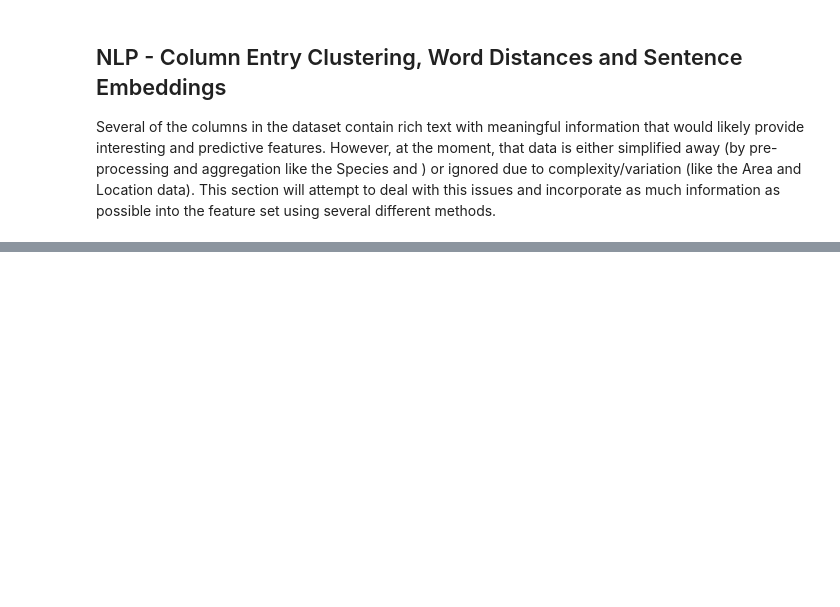
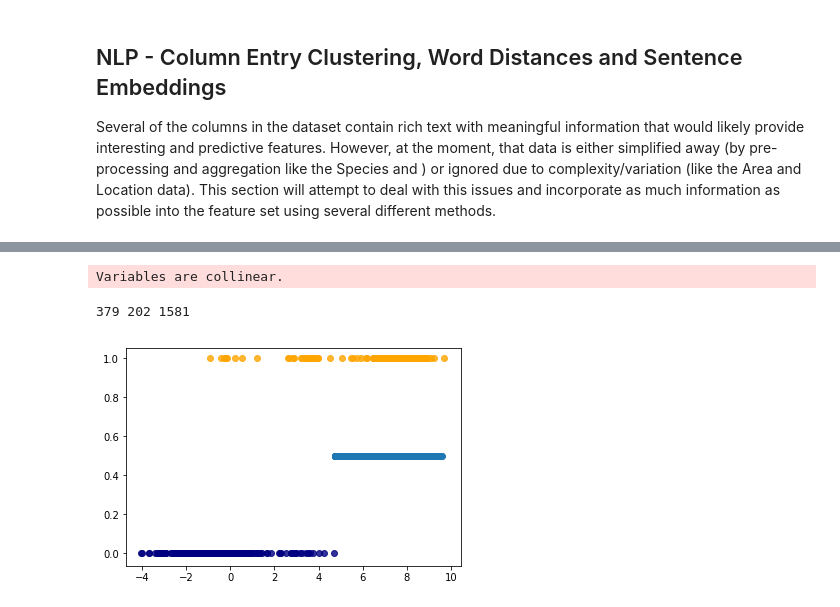
Before and after one commit to sometechchick/ml-dl-ai-learnings, a Jupyter notebook: bigdata_bigsharks/bigdata_bigsharks.ipynb, the cells around one changed output, grey strips where cells are left out. Saved outputs shown, nothing was run; the diff lists cells and outputs as text; code cells hidden in the pictures; blank space fills up the shorter version.

```diff
--- a/bigdata_bigsharks/bigdata_bigsharks.ipynb
+++ b/bigdata_bigsharks/bigdata_bigsharks.ipynb
@@ -1751,0 +2032,4 @@ NameError: name 'hub' is not defined
+# %%
+sharky_data = sharky_data.assign(loc=y_sharks[:,0],act=x_sharks[:,0],shark=sharky_data['corrected_species'].apply(EmbeddingMapping(sharky_data['corrected_species']).get_mapping))
+
+sharky_data.head(10)
@@ -1751,0 +2109,33 @@ NameError: name 'hub' is not defined
+# %%
+act_emb = pd.DataFrame(activity_encoder.elmo_embeddings)
+act_emb = act_emb.assign(ind=sharky_data.index)
+act_emb.set_index('ind', inplace=True)
+
+act_emb_known = act_emb.loc[sharky_data_known.index]
+act_emb_unknown = act_emb.loc[sharky_data_unknown.index]
+
+combo = pd.concat([loc_emb_known, act_emb_known], axis=1)
+combo_unknown = pd.concat([loc_emb_unknown, act_emb_unknown], axis=1)
+
+lda_combo = LinearDiscriminantAnalysis(n_components=3)
+X_combo = lda_combo.fit(combo.values, sharky_data_known['bull']).transform(combo.values)
+
+preds_shark_combo = lda_combo.transform(combo_unknown.values)
+# %% [output]
+Variables are collinear.
+# %%
+
+plt.figure()
+colors = ['navy', 'orange', 'green']
+target_names = ['other', 'bull']
+for color, i, target_name in zip(colors, [0, 1], target_names):
+    plt.scatter(X_combo[sharky_data_known['bull'] == i], sharky_data_known['bull'].loc[sharky_data_known['bull'] == i], alpha=.8, color=color,
+                label=target_name)
+
+maybe_bull_2 = preds_shark_combo[(preds_shark_combo > max(X_combo[sharky_data_known['bull'] == 0]))
+                               & (preds_shark_combo < max(X_combo[sharky_data_known['bull'] == 1]))]
+plt.scatter(maybe_bull_2, np.ones(len(maybe_bull_2))*0.5)
+print(len(maybe_bull_2), len(X_combo[sharky_data_known['bull'] == 1]), len(X_combo[sharky_data_known['bull'] == 0]))
+# %% [output]
+379 202 1581
+[figure, added]
```
Also changed, not shown: parts of 100 cells of this notebook, 2 other files.
